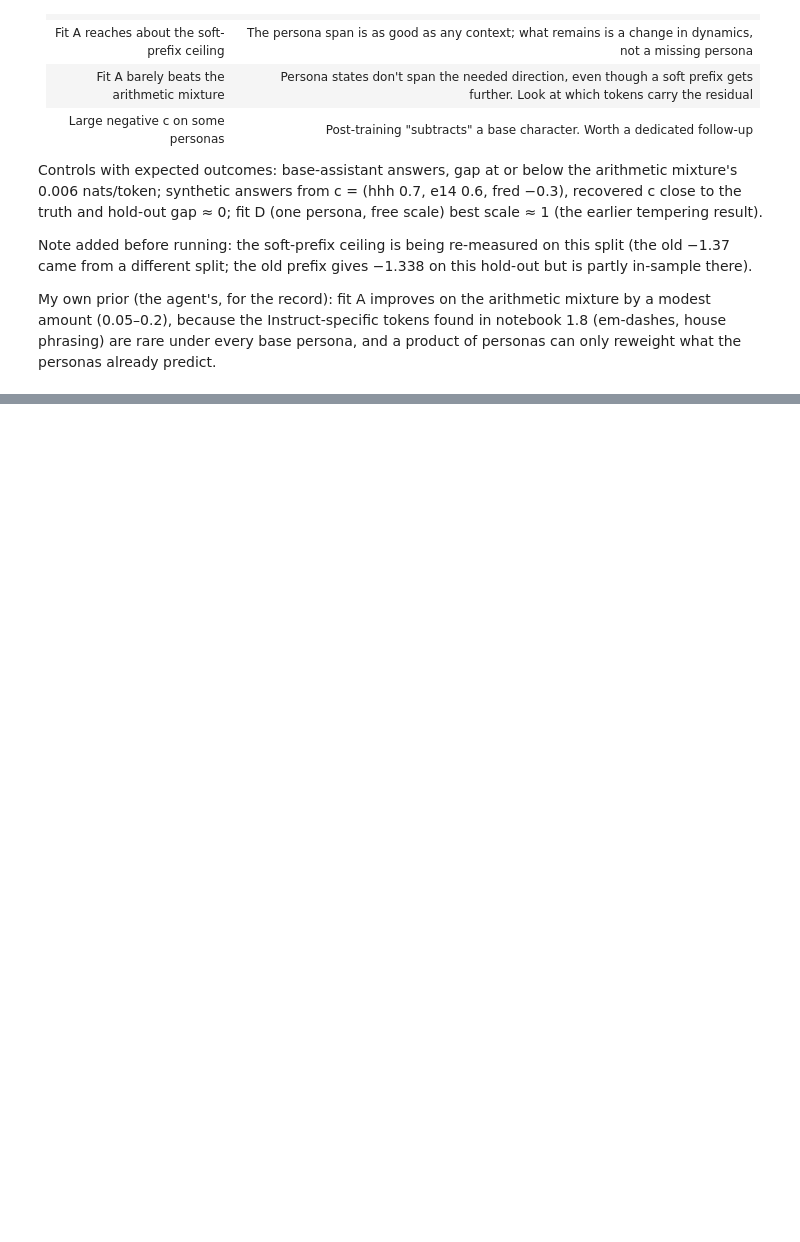
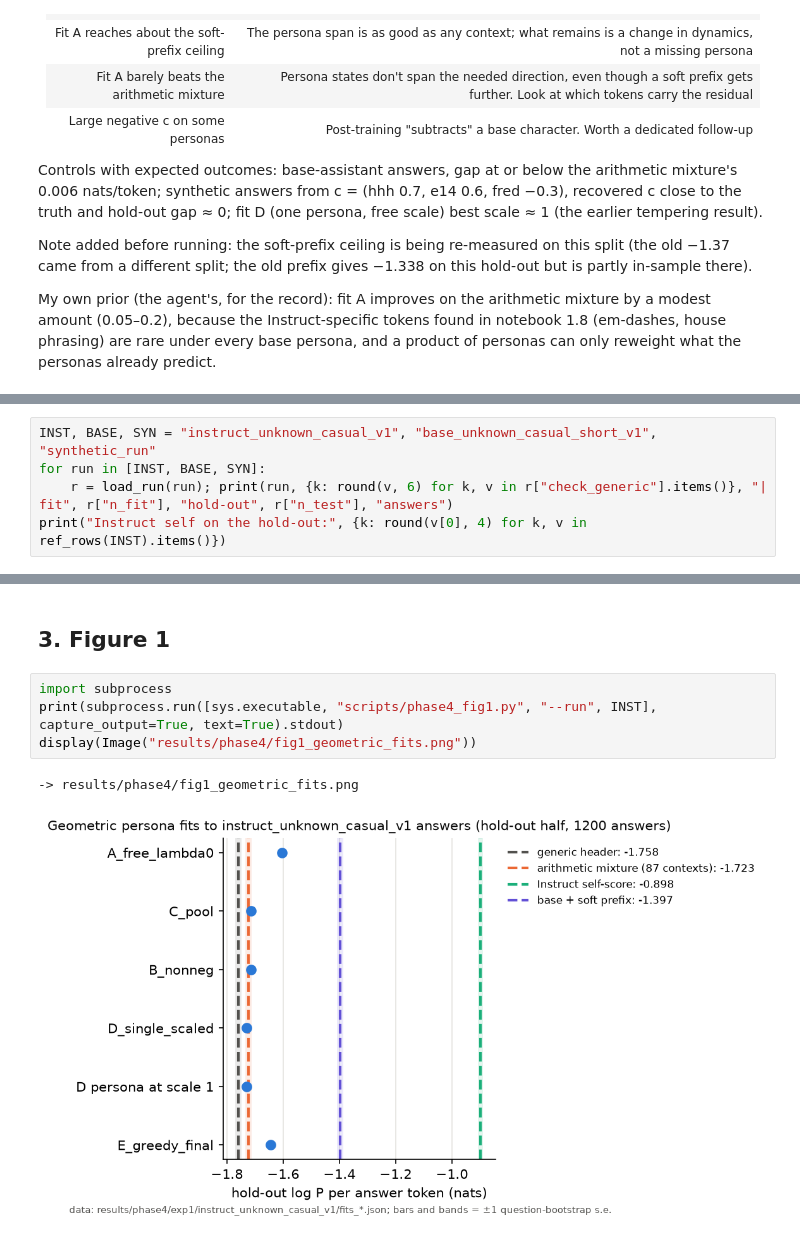
Before and after one commit to OzAmram/psm-mixture-test, a Jupyter notebook: notebooks/4.1_geometric_mixture.ipynb, the cells around one changed output, grey strips where cells are left out. Drawn from its saved outputs; the diff is of its cells as text; blank space fills up the shorter version.

Commit message:
Phase 4 experiment 1 final: fp32-logit refits (Instruct A-E, base control), residual, figure 1, notebook 4.1 executed with what we saw
Co-Authored-By: Claude Opus 5.5 <noreply@anthropic.com>

```diff
--- a/notebooks/4.1_geometric_mixture.ipynb
+++ b/notebooks/4.1_geometric_mixture.ipynb
@@ -28,0 +80,5 @@ and a product of personas can only reweight what the personas already predict.
+# %%
+INST, BASE, SYN = "instruct_unknown_casual_v1", "base_unknown_casual_short_v1", "synthetic_run"
+for run in [INST, BASE, SYN]:
+    r = load_run(run); print(run, {k: round(v, 6) for k, v in r["check_generic"].items()}, "| fit", r["n_fit"], "hold-out", r["n_test"], "answers")
+print("Instruct self on the hold-out:", {k: round(v[0], 4) for k, v in ref_rows(INST).items()})
@@ -28,0 +179,9 @@ and a product of personas can only reweight what the personas already predict.
+# %% [markdown]
+## 3. Figure 1
+# %%
+import subprocess
+print(subprocess.run([sys.executable, "scripts/phase4_fig1.py", "--run", INST], capture_output=True, text=True).stdout)
+display(Image("results/phase4/fig1_geometric_fits.png"))
+# %% [output]
+-> results/phase4/fig1_geometric_fits.png
+[figure, added]
```
Also changed, not shown: parts of 16 cells of this notebook, 10 other files.
